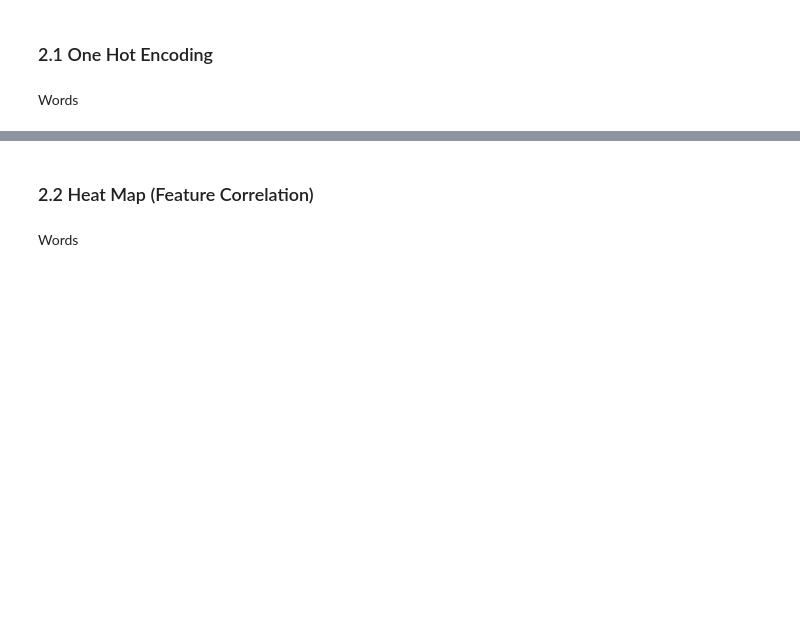
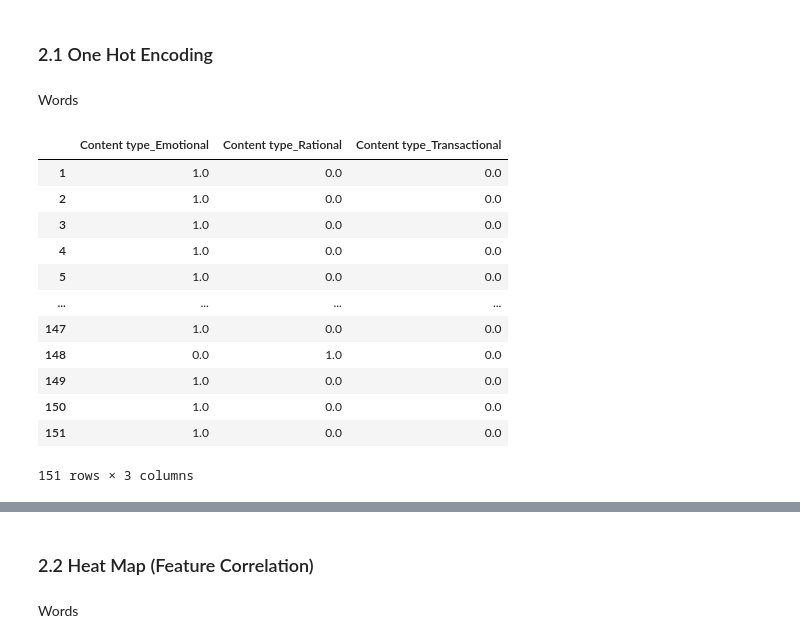
Before and after one commit to KituIco/cs132-g28-covid-vaccine-implants, a Jupyter notebook: misc/Data-Exploration-Encoding.ipynb, the cells around one changed output, grey strips where cells are left out. Drawn from its saved outputs; the diff is of its cells as text; code cells hidden in the pictures; blank space fills up the shorter version.

```diff
--- a/misc/Data-Exploration-Encoding.ipynb
+++ b/misc/Data-Exploration-Encoding.ipynb
@@ -185,3 +179,23 @@ array(['Filipino', 'Foreign'], dtype=object)
 ### 2.1 One Hot Encoding
 # %% [markdown]
 Words
+# %%
+import category_encoders as ce
+
+content_encoder = ce.OneHotEncoder(cols='Content type',handle_unknown='return_nan',return_df=True,use_cat_names=True)
+content_encoded = content_encoder.fit_transform(df_content)
+content_encoded
+# %% [output]
+|  | Content type_Emotional | Content type_Rational | Content type_Transactional |
+| 1 | 1.0 | 0.0 | 0.0 |
+| 2 | 1.0 | 0.0 | 0.0 |
+| 3 | 1.0 | 0.0 | 0.0 |
+| 4 | 1.0 | 0.0 | 0.0 |
+| 5 | 1.0 | 0.0 | 0.0 |
+| ... | ... | ... | ... |
+| 147 | 1.0 | 0.0 | 0.0 |
+| 148 | 0.0 | 1.0 | 0.0 |
+| 149 | 1.0 | 0.0 | 0.0 |
+| 150 | 1.0 | 0.0 | 0.0 |
+| 151 | 1.0 | 0.0 | 0.0 |
+151 rows × 3 columns
```
Also changed, not shown: parts of 4 cells of this notebook.
